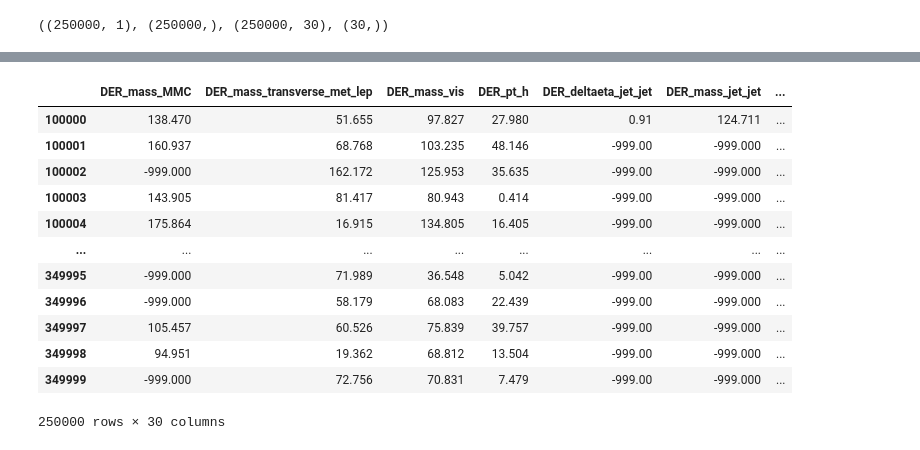
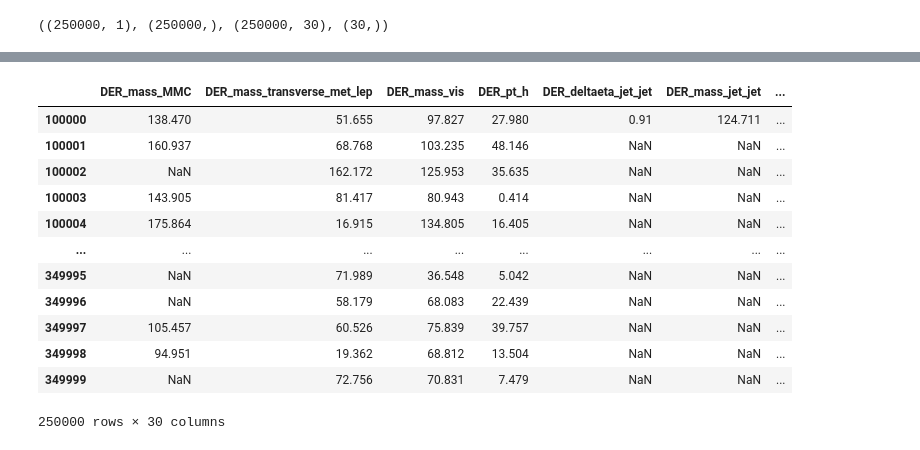
Before and after one commit to patrick-bedkowski/ML-Higgs-EPFL, a Jupyter notebook: src/initial.ipynb, the cells around one changed output, grey strips where cells are left out. Saved outputs shown, nothing was run; the diff lists cells and outputs as text; code cells hidden in the pictures.

```diff
--- a/src/initial.ipynb
+++ b/src/initial.ipynb
@@ -16,16 +37,17 @@ df = pd.DataFrame(index=ids.flatten(), data=data, columns=features.flatten())
-# %%
-df
-# %% [output]
-|  | DER_mass_MMC | DER_mass_transverse_met_lep | DER_mass_vis | DER_pt_h | DER_deltaeta_jet_jet | DER_mass_jet_jet | ... |
-| 100000 | 138.470 | 51.655 | 97.827 | 27.980 | 0.91 | 124.711 | ... |
-| 100001 | 160.937 | 68.768 | 103.235 | 48.146 | -999.00 | -999.000 | ... |
-| 100002 | -999.000 | 162.172 | 125.953 | 35.635 | -999.00 | -999.000 | ... |
-| 100003 | 143.905 | 81.417 | 80.943 | 0.414 | -999.00 | -999.000 | ... |
-| 100004 | 175.864 | 16.915 | 134.805 | 16.405 | -999.00 | -999.000 | ... |
-| ... | ... | ... | ... | ... | ... | ... | ... |
-| 349995 | -999.000 | 71.989 | 36.548 | 5.042 | -999.00 | -999.000 | ... |
-| 349996 | -999.000 | 58.179 | 68.083 | 22.439 | -999.00 | -999.000 | ... |
-| 349997 | 105.457 | 60.526 | 75.839 | 39.757 | -999.00 | -999.000 | ... |
-| 349998 | 94.951 | 19.362 | 68.812 | 13.504 | -999.00 | -999.000 | ... |
-| 349999 | -999.000 | 72.756 | 70.831 | 7.479 | -999.00 | -999.000 | ... |
-250000 rows × 30 columns
+# %%
+df_NaN = df.replace(-999, np.NaN)
+df_NaN
+# %% [output]
+|  | DER_mass_MMC | DER_mass_transverse_met_lep | DER_mass_vis | DER_pt_h | DER_deltaeta_jet_jet | DER_mass_jet_jet | ... |
+| 100000 | 138.470 | 51.655 | 97.827 | 27.980 | 0.91 | 124.711 | ... |
+| 100001 | 160.937 | 68.768 | 103.235 | 48.146 | NaN | NaN | ... |
+| 100002 | NaN | 162.172 | 125.953 | 35.635 | NaN | NaN | ... |
+| 100003 | 143.905 | 81.417 | 80.943 | 0.414 | NaN | NaN | ... |
+| 100004 | 175.864 | 16.915 | 134.805 | 16.405 | NaN | NaN | ... |
+| ... | ... | ... | ... | ... | ... | ... | ... |
+| 349995 | NaN | 71.989 | 36.548 | 5.042 | NaN | NaN | ... |
+| 349996 | NaN | 58.179 | 68.083 | 22.439 | NaN | NaN | ... |
+| 349997 | 105.457 | 60.526 | 75.839 | 39.757 | NaN | NaN | ... |
+| 349998 | 94.951 | 19.362 | 68.812 | 13.504 | NaN | NaN | ... |
+| 349999 | NaN | 72.756 | 70.831 | 7.479 | NaN | NaN | ... |
+250000 rows × 30 columns
```
Also changed, not shown: parts of 16 cells of this notebook, 1 other file.
